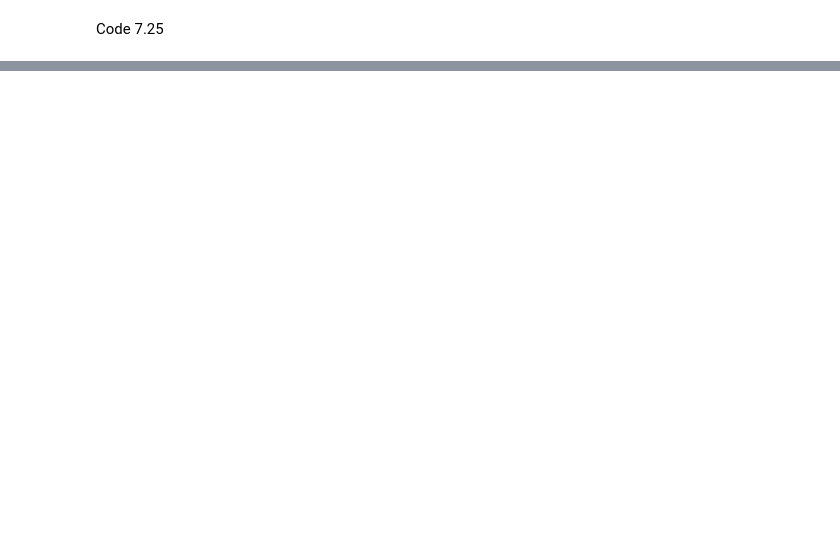
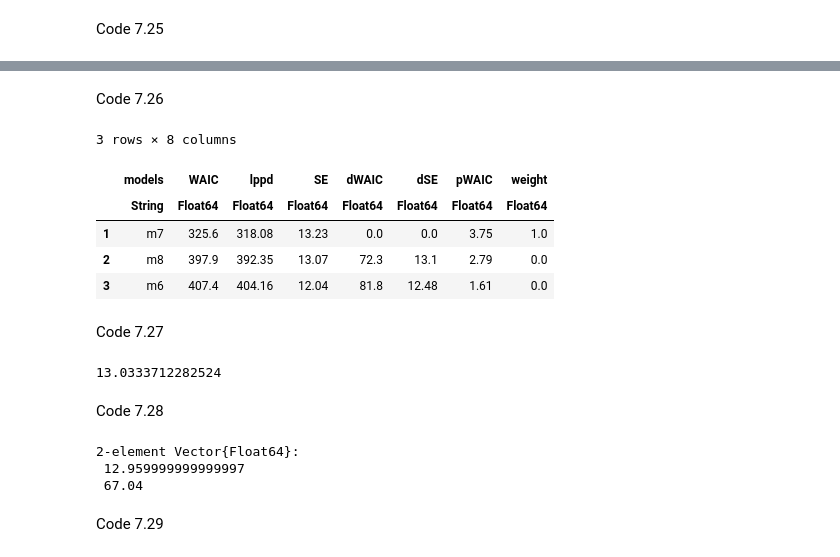
Before and after one commit to Shmuma/rethinking-2ed-julia, a Jupyter notebook: 07-Chapter 7. Ulysses' Compass.ipynb, the cells around one changed output, grey strips where cells are left out. Saved outputs shown, nothing was run; the diff lists cells and outputs as text; code cells hidden in the pictures; blank space fills up the shorter version.

```diff
--- a/07-Chapter 7. Ulysses' Compass.ipynb
+++ b/07-Chapter 7. Ulysses' Compass.ipynb
@@ -504,6 +504,16 @@ fungus = [rand(Binomial(1, 0.5 - treat*0.4)) for treat in treatment]
 h1 = h0 .+ rand(MvNormal(5 .- 3 .* fungus, 1))
 
 d = DataFrame(:h0 => h0, :h1 => h1, :treatment => treatment, :fungus => fungus)
+
+@model function model_m6_6(h0, h1)
+    p ~ LogNormal(0, 0.25)
+    σ ~ Exponential(1)
+    μ = h0 .* p
+    h1 ~ MvNormal(μ, σ)
+end
+
+m6_6 = sample(model_m6_6(d.h0, d.h1), NUTS(), 1000)
+m6_6_df = DataFrame(m6_6)
 
 @model function model_m6_7(h0, treatment, fungus, h1)
     a ~ LogNormal(0, 0.2)
@@ -516,7 +526,19 @@ d = DataFrame(:h0 => h0, :h1 => h1, :treatment => treatment, :fungus => fungus)
 end
 
 m6_7 = sample(model_m6_7(d.h0, d.treatment, d.fungus, d.h1), NUTS(), 1000)
-m6_7_df = DataFrame(m6_7);
+m6_7_df = DataFrame(m6_7)
+
+@model function model_m6_8(h0, treatment, h1)
+    a ~ LogNormal(0, 0.2)
+    bt ~ Normal(0, 0.5)
+    σ ~ Exponential(1)
+    p = @. a + bt*treatment
+    μ = h0 .* p
+    h1 ~ MvNormal(μ, σ)
+end
+
+m6_8 = sample(model_m6_8(d.h0, d.treatment, d.h1), NUTS(), 1000)
+m6_8_df = DataFrame(m6_8);
 # %% [markdown]
 Code 7.25
 # %%
@@ -531,0 +554,43 @@ waic(ll)
+# %% [markdown]
+Code 7.26
+# %%
+fun = (r, (x,y)) -> normlogpdf(x*r.p, r.σ, y)
+m6_ll = StatisticalRethinking.link(m6_6_df, fun, zip(d.h0, d.h1));
+m6_ll = hcat(m6_ll...);
+
+fun = (r, (x,bt,bf,y)) -> normlogpdf(x*(r.a + r.bt*bt + r.bf*bf), r.σ, y)
+m7_ll = StatisticalRethinking.link(m6_7_df, fun, zip(d.h0, d.treatment, d.fungus, d.h1));
+m7_ll = hcat(m7_ll...);
+
+fun = (r, (x,bt,y)) -> normlogpdf(x*(r.a + r.bt*bt), r.σ, y)
+m8_ll = StatisticalRethinking.link(m6_8_df, fun, zip(d.h0, d.treatment, d.h1));
+m8_ll = hcat(m8_ll...);
+
+compare([m6_ll, m7_ll, m8_ll], :waic, mnames=["m6", "m7", "m8"])
+# %% [output]
+3 rows × 8 columns
+|  | models | WAIC | lppd | SE | dWAIC | dSE | pWAIC | weight |
+|  | String | Float64 | Float64 | Float64 | Float64 | Float64 | Float64 | Float64 |
+| 1 | m7 | 325.6 | 318.08 | 13.23 | 0.0 | 0.0 | 3.75 | 1.0 |
+| 2 | m8 | 397.9 | 392.35 | 13.07 | 72.3 | 13.1 | 2.79 | 0.0 |
+| 3 | m6 | 407.4 | 404.16 | 12.04 | 81.8 | 12.48 | 1.61 | 0.0 |
+# %% [markdown]
+Code 7.27
+# %%
+waic_m6_7 = waic(m7_ll, pointwise=true).WAIC
+waic_m6_8 = waic(m8_ll, pointwise=true).WAIC
+n = length(waic_m6_7)
+diff_m6_78 = waic_m6_7 - waic_m6_8
+sqrt(n*StatisticalRethinking.var2(diff_m6_78))
+# %% [output]
+13.0333712282524
+# %% [markdown]
+Code 7.28
+# %%
+ 40.0 .+ [-1, 1]*10.4*2.6
+# %% [output]
+2-element Vector{Float64}:
+ 12.959999999999997
+ 67.04
+# %% [markdown]
+Code 7.29
```
Also changed, not shown: parts of 6 cells of this notebook.
